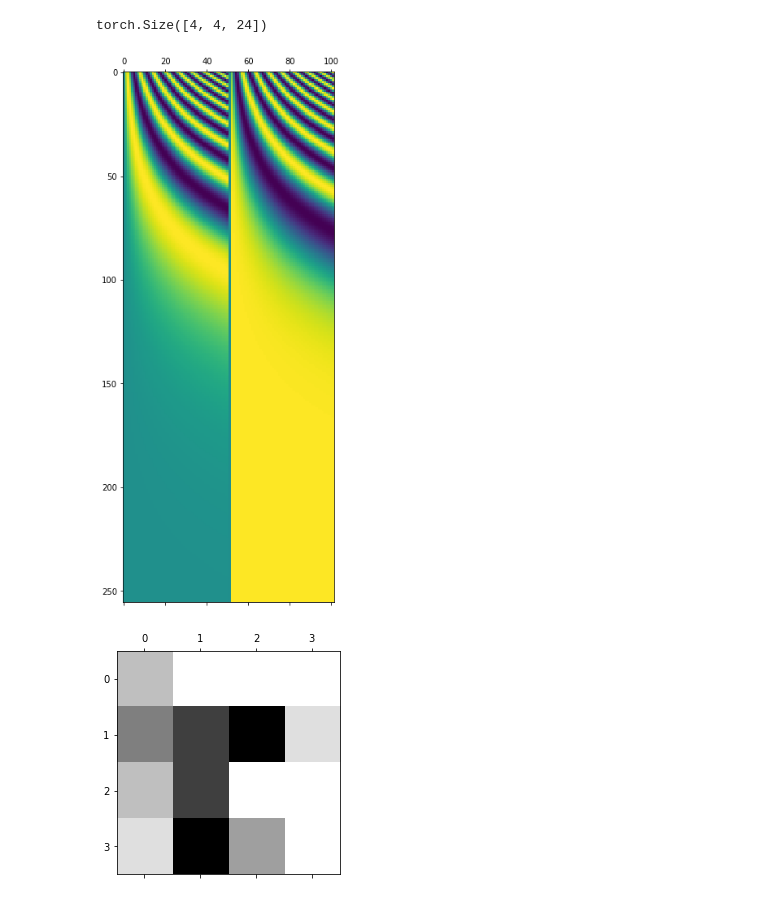
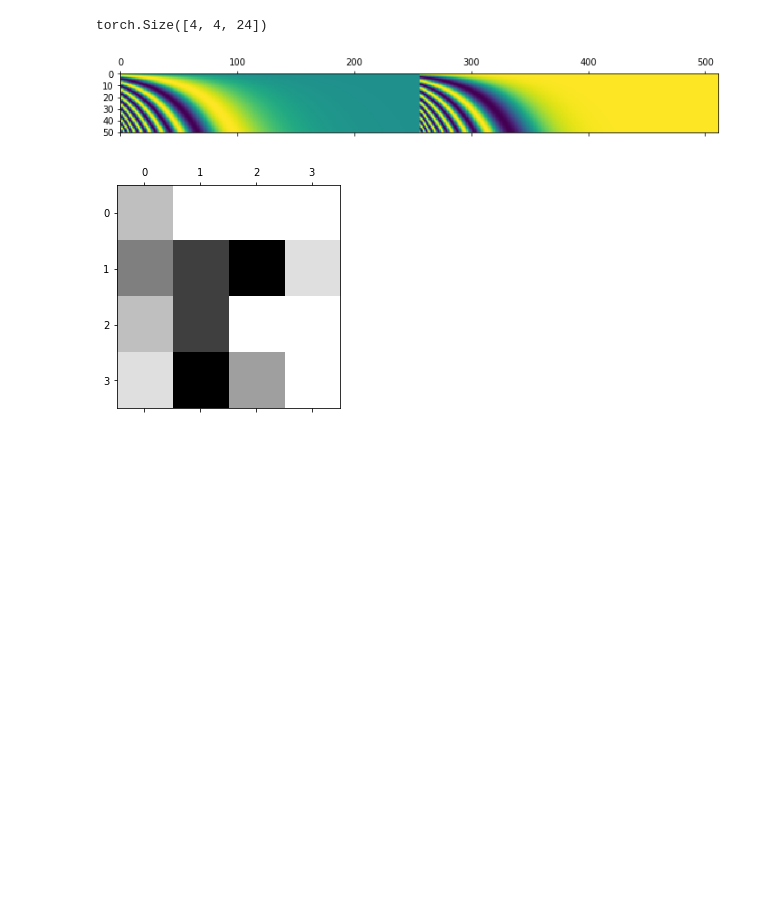
Before and after one commit to simonjisu/deepnlp_study, a Jupyter notebook: notebook/04_Transformer.ipynb, the cells around one changed output. Saved outputs shown, nothing was run; the diff lists cells and outputs as text; code cells hidden in the pictures; blank space fills up the shorter version.

```diff
--- a/notebook/04_Transformer.ipynb
+++ b/notebook/04_Transformer.ipynb
@@ -496,14 +503,14 @@ torch.Size([4, 4, 24])
 # %%
 # visualize positional encoding
 temp_d_model = 512
 temp_n_pos = 50
 temp_pos_layer = PositionalEncoding(temp_n_pos+1, temp_d_model)
 
 fig, ax = plt.subplots(1, 1, figsize=(12, 12))
-ax.matshow(np.hstack([temp_pos_layer.pe_table.T[0::2, :], temp_pos_layer.pe_table.T[1::2, :]]))
+ax.matshow(np.hstack([temp_pos_layer.pe_table[:, 0::2], temp_pos_layer.pe_table[:, 1::2]]))
 plt.show()
 # %% [output]
-[figure, old version]
+[figure, new version]
 # %%
 def get_padding_mask(q, k=None, pad_idx=1, mode='attn'):
     """
```
Also changed, not shown: parts of 40 cells of this notebook.
